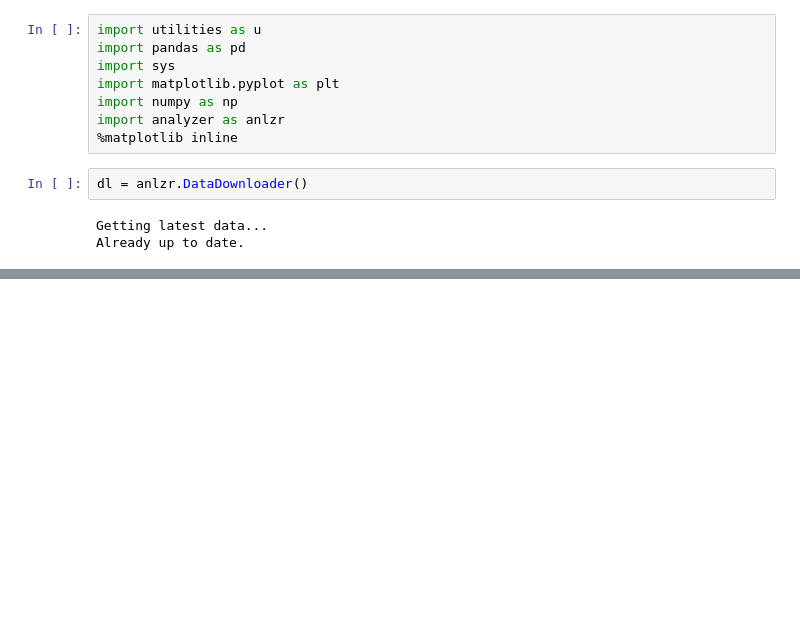
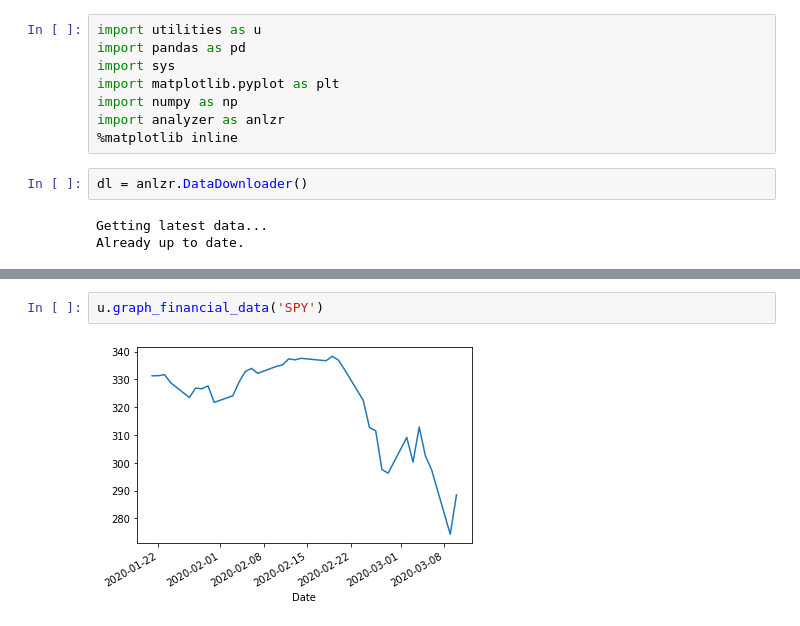
Before and after one commit to Addidy/coronavirus-analysis, a Jupyter notebook: src/US.ipynb, the cells around one changed output, grey strips where cells are left out. Saved outputs shown, nothing was run; the diff lists cells and outputs as text; blank space fills up the shorter version.

```diff
--- a/src/US.ipynb
+++ b/src/US.ipynb
@@ -29,3 +29,7 @@ US.graph_data()
+# %%
+u.graph_financial_data('SPY')
+# %% [output]
+[figure, added]
 # %%
 u.graph_financial_data('^VIX')
 # %% [output]
```
Also changed, not shown: parts of 8 cells of this notebook, 9 other files.
